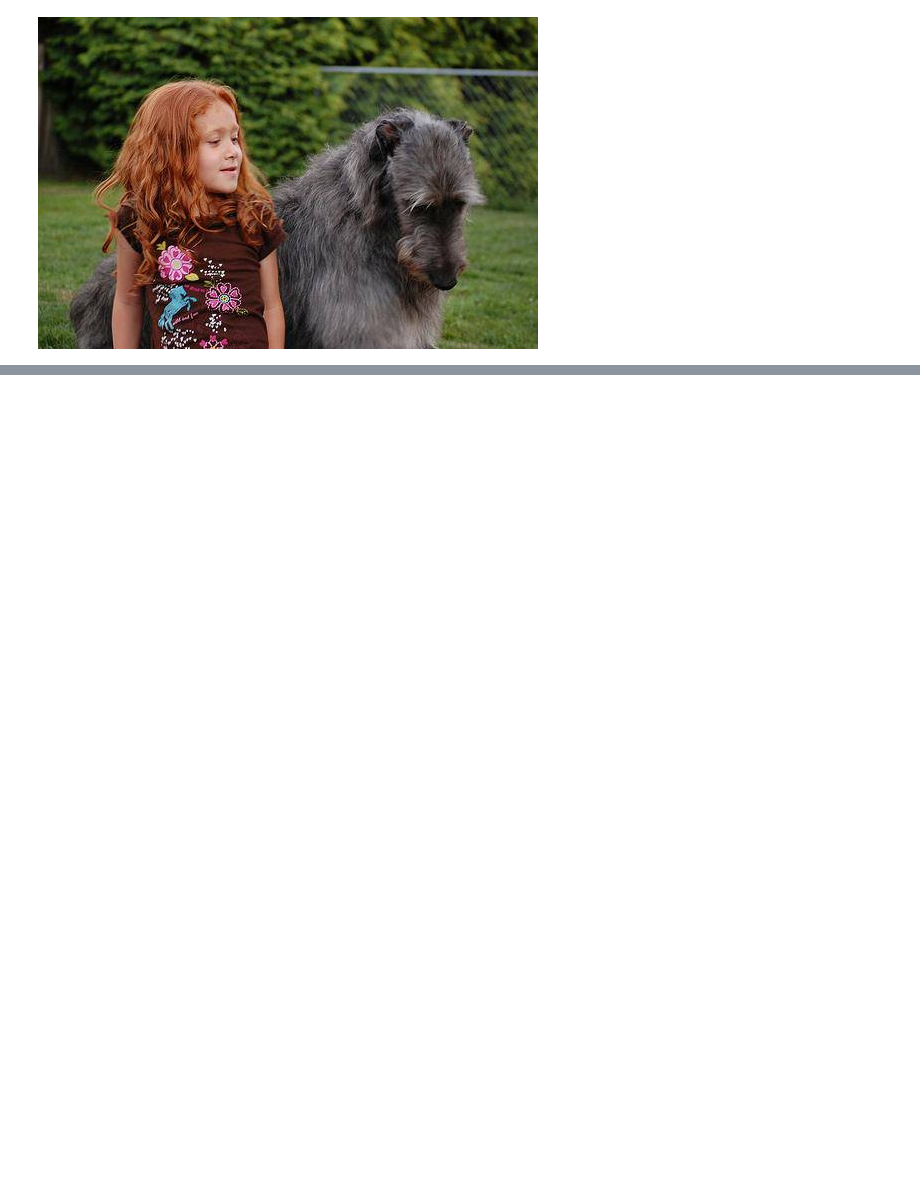
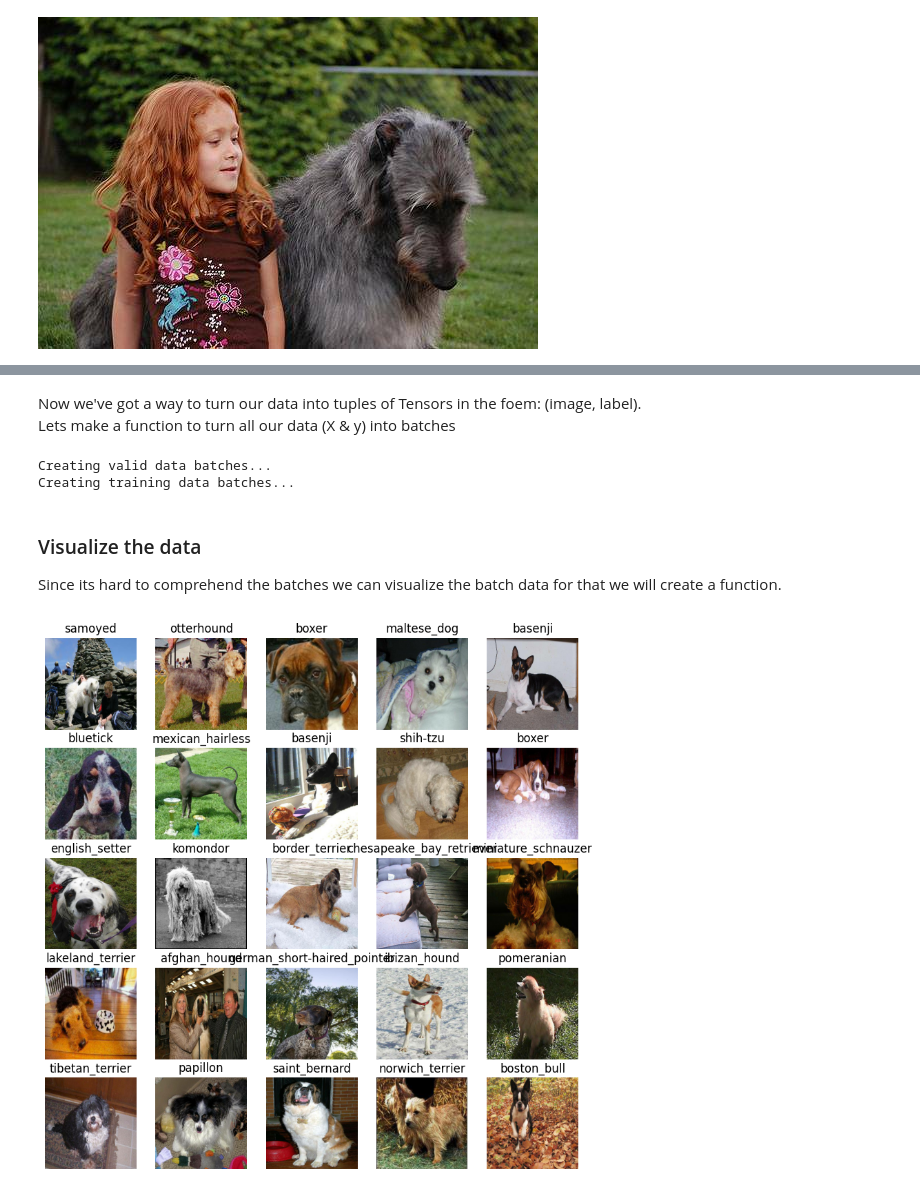
Before and after one commit to agajankush/ML-Practice, a Jupyter notebook: Dog Vision/dog_vision.ipynb, the cells around one changed output, grey strips where cells are left out. Saved outputs shown, nothing was run; the diff lists cells and outputs as text; code cells hidden in the pictures; blank space fills up the shorter version.

Commit message:
Preprocessing Training, Validation and Test data.

```diff
--- a/Dog Vision/dog_vision.ipynb
+++ b/Dog Vision/dog_vision.ipynb
@@ -122,0 +211,5 @@ Mismatch in the data
+# %%
+# Convert image into numpy array
+from matplotlib.image import imread
+image = imread(file_names[25])
+image.shape
@@ -122,0 +286,9 @@ Mismatch in the data
+# %%
+# Create a simple function to return a tuple(image, label)
+def get_image_label(image_path, label):
+  """
+  Takes and image file path and
+  converts it into image tensor and label tuple.
+  """
+  image = process_image(image_path)
+  return image, label
@@ -122,0 +315,3 @@ Mismatch in the data
+# %% [markdown]
+Now we've got a way to turn our data into tuples of Tensors in the foem: (image, label).
+Lets make a function to turn all our data (X & y) into batches
@@ -122,0 +345,30 @@ Mismatch in the data
+# %%
+val_data = create_data_batches(X_val, y_val, valid_data=True)
+train_data = create_data_batches(X_train, y_train)
+# %% [output]
+Creating valid data batches...
+Creating training data batches...
+# %% [markdown]
+### Visualize the data
+Since its hard to comprehend the batches we can visualize the batch data for that we will create a function.
+# %%
+import matplotlib.pyplot as plt
+# Create a function for viewing images in a data batch
+def show_25_images(images,labels):
+  """
+  Display a plot of 25 images ad their labels from a data batch.
+  """
+  # Setup a figure
+  plt.figure(figsize=(10,10))
+  # Loop through 25 (for displaying 25 images)
+  for i in range(25):
+    ax = plt.subplot(5,5,i+1)
+    plt.imshow(images[i])
+    plt.title(unique_breeds[labels[i].argmax()])
+    plt.axis("off")
+# %%
+# Unbatching the batched images so they can be plotted
+train_images, train_labels = next(train_data.as_numpy_iterator())
+show_25_images(train_images, train_labels)
+# %% [output]
+[figure, added]
```
Also changed, not shown: parts of 29 cells of this notebook.
